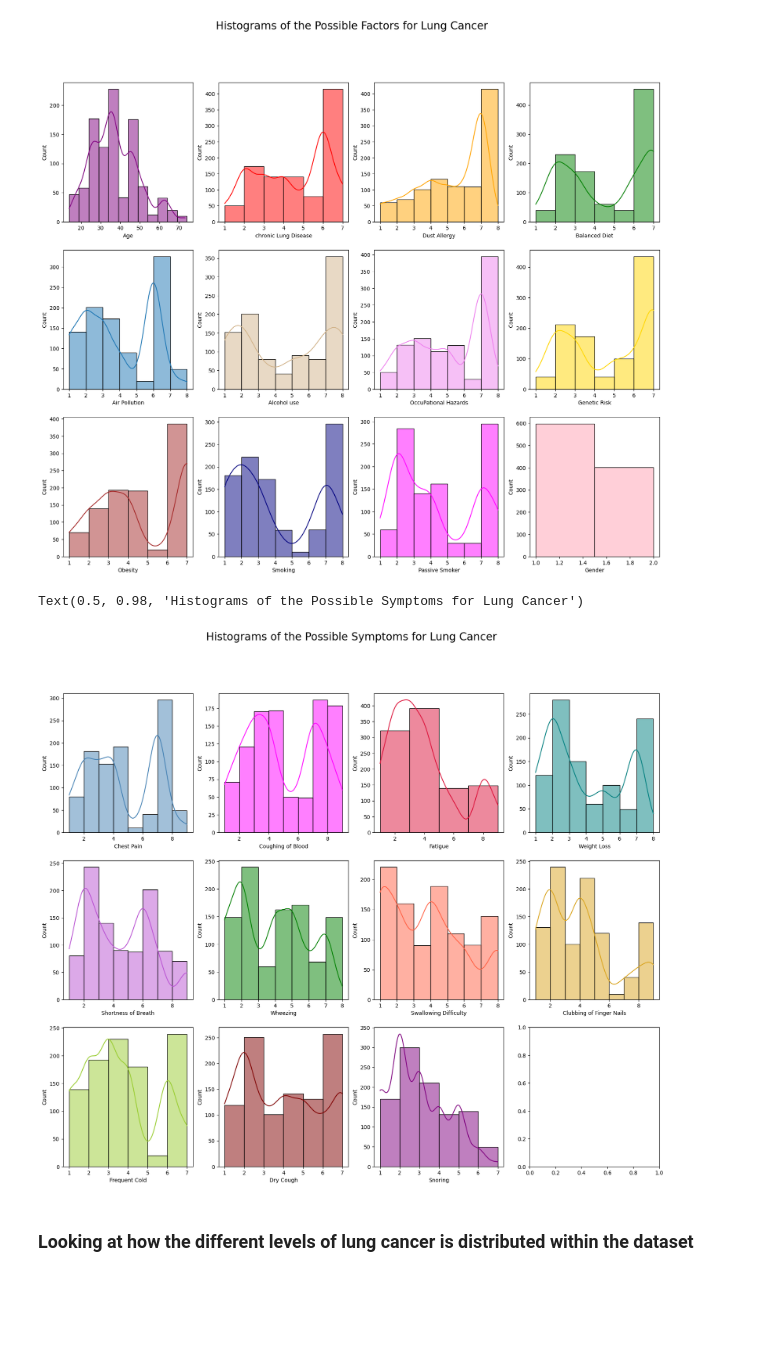
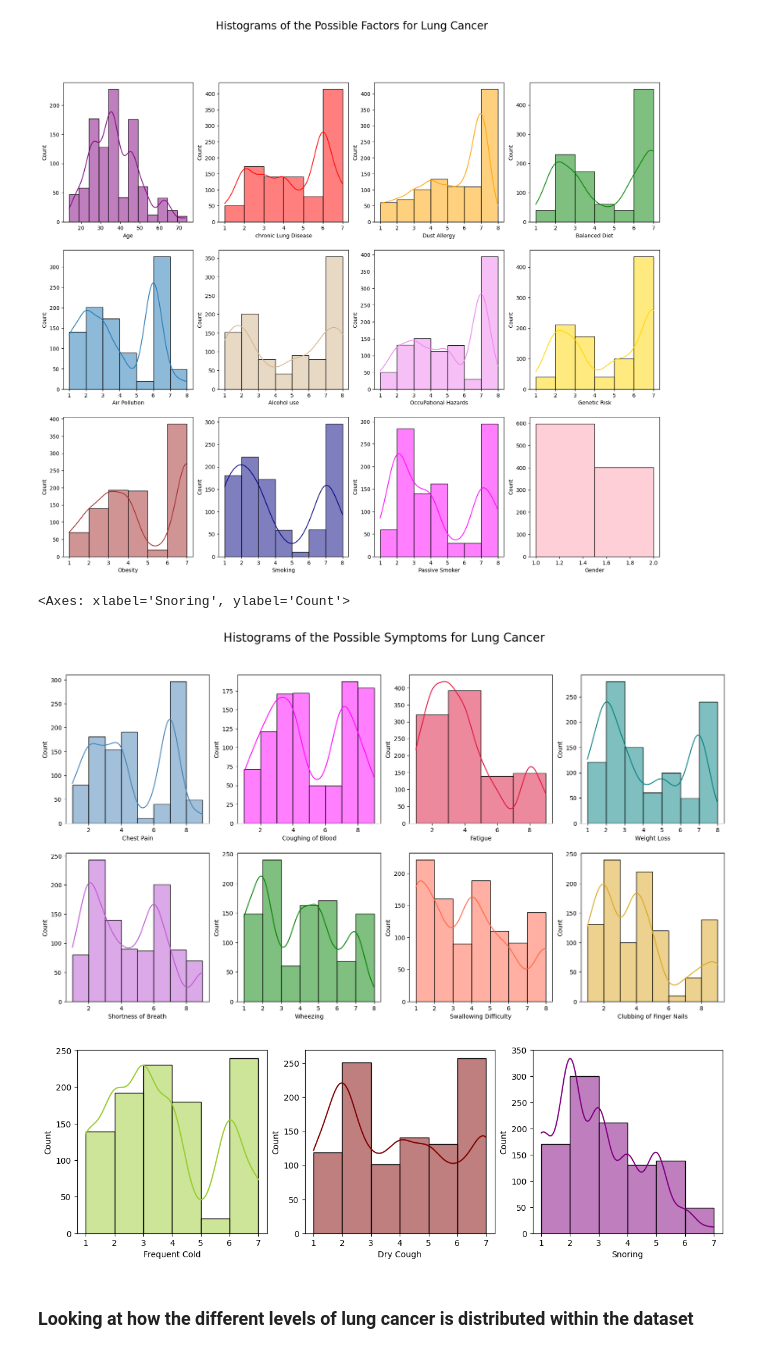
Before and after one commit to Graviton12/DS160_Final_Project_SZM, a Jupyter notebook: DS 160 Final Project SZM.ipynb, the cells around one changed output. Cells and saved outputs as stored; diff of their text form; code cells hidden in the pictures; blank space fills up the shorter version.

```diff
--- a/DS 160 Final Project SZM.ipynb
+++ b/DS 160 Final Project SZM.ipynb
@@ -281,37 +281,42 @@ Text(0.5, 0.98, 'Histograms of the Possible Factors for Lung Cancer')
 # %%
 # subplot of hstograms for other possible symptoms for lung cancer
 
-# setting up the figure size
-fig, axes = plt.subplots(3,4,figsize=(20,16))
+# setting up the figure size for first two rows
+fig, axes = plt.subplots(2,4,figsize=(20,10))
+
+# adding title to entire subplot
+fig.suptitle('Histograms of the Possible Symptoms for Lung Cancer', fontsize=20)
 
 # histogram of age
 sns.histplot(x='Chest Pain', data=dataset, kde=True, binwidth=1, color='steelblue', ax=axes[0,0])
 # histogram of chronic lung disease
 sns.histplot(x='Coughing of Blood', data=dataset, binwidth=1, kde=True, color='magenta', ax=axes[0,1])
 # histogram of dust allergy
 sns.histplot(x='Fatigue', data=dataset, binwidth=2, kde=True, color='crimson', ax=axes[0,2])
 # histogram of balanced diet
 sns.histplot(x='Weight Loss', data=dataset, binwidth=1, kde=True, color='teal', ax=axes[0,3])
 # hsitogram of air pollution
 sns.histplot(x='Shortness of Breath', binwidth=1, data=dataset, kde=True, color='mediumorchid', ax=axes[1,0])
 # histogram of alcohol use
 sns.histplot(x='Wheezing', binwidth=1, data=dataset, kde=True, color='green', ax=axes[1,1])
 # histogram of occupational hazards
 sns.histplot(x='Swallowing Difficulty', binwidth=1, data=dataset, kde=True, color='tomato', ax=axes[1,2])
 # histogram of genetic risk
 sns.histplot(x='Clubbing of Finger Nails', binwidth=1, data=dataset, kde=True, color='goldenrod', ax=axes[1,3])
+
+# setting up the figure size for third row
+fig, axes = plt.subplots(1,3,figsize=(14,4))
+
 # histogram of obesity
-sns.histplot(x='Frequent Cold', binwidth=1, data=dataset, kde=True, color='yellowgreen', ax=axes[2,0])
+sns.histplot(x='Frequent Cold', binwidth=1, data=dataset, kde=True, color='yellowgreen', ax=axes[0])
 # histogram of smoking
-sns.histplot(x='Dry Cough', binwidth=1, data=dataset, kde=True, color='maroon', ax=axes[2,1])
+sns.histplot(x='Dry Cough', binwidth=1, data=dataset, kde=True, color='maroon', ax=axes[1])
 # histogram of passive smoker
-sns.histplot(x='Snoring', binwidth=1, data=dataset, kde=True, color='purple', ax=axes[2,2])
-
-# adding title to entire subplot
-fig.suptitle('Histograms of the Possible Symptoms for Lung Cancer', fontsize=20)
+sns.histplot(x='Snoring', binwidth=1, data=dataset, kde=True, color='purple', ax=axes[2])
 # %% [output]
-Text(0.5, 0.98, 'Histograms of the Possible Symptoms for Lung Cancer')
+<Axes: xlabel='Snoring', ylabel='Count'>
-[figure, old version]
+[figure, new version]
+[figure, added]
 # %% [markdown]
 ### Looking at how the different levels of lung cancer is distributed within the dataset
 # %%
```
Also changed, not shown: parts of 34 cells of this notebook.
